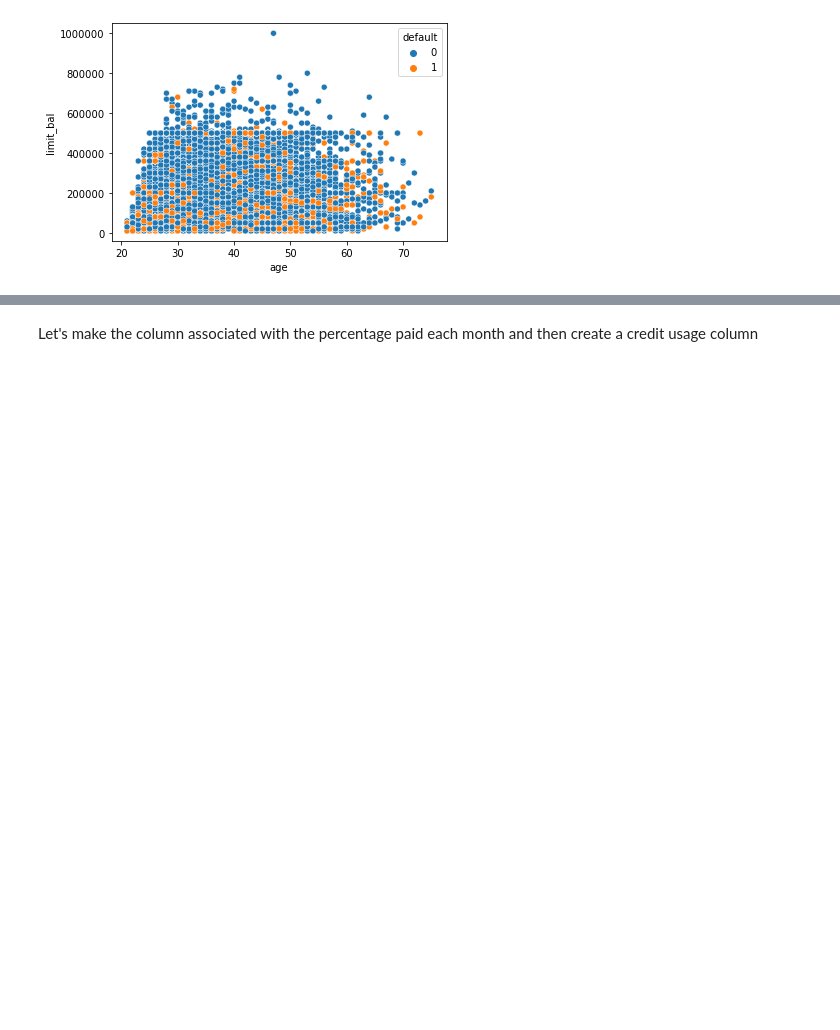
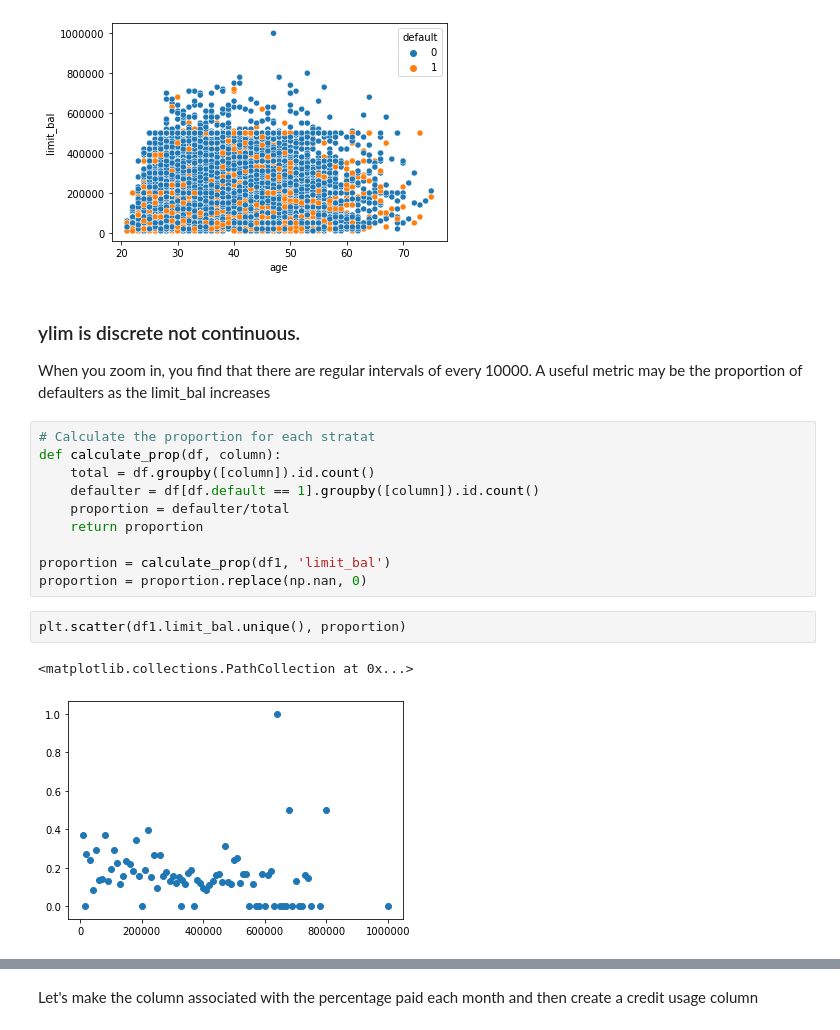
Before and after one commit to SlimHintz/credit-card-default-detection, a Jupyter notebook: dataComprehension.ipynb, the cells around one changed output, grey strips where cells are left out. Saved outputs shown, nothing was run; the diff lists cells and outputs as text; blank space fills up the shorter version.

```diff
--- a/dataComprehension.ipynb
+++ b/dataComprehension.ipynb
@@ -374,3 +374,21 @@ sns.scatterplot(data=df1, x='age', y='limit_bal', hue='default')
 # %% [output]
 <matplotlib.axes._subplots.AxesSubplot at 0x...>
 [figure]
+# %% [markdown]
+### ylim is discrete not continuous.
+When you zoom in, you find that there are regular intervals of every 10000. A useful metric may be the proportion of defaulters as the limit_bal increases
+# %%
+# Calculate the proportion for each stratat
+def calculate_prop(df, column):
+    total = df.groupby([column]).id.count()
+    defaulter = df[df.default == 1].groupby([column]).id.count()
+    proportion = defaulter/total
+    return proportion
+
+proportion = calculate_prop(df1, 'limit_bal')
+proportion = proportion.replace(np.nan, 0)
+# %%
+plt.scatter(df1.limit_bal.unique(), proportion)
+# %% [output]
+<matplotlib.collections.PathCollection at 0x...>
+[figure, added]
```
Also changed, not shown: parts of 23 cells of this notebook, 1 other file.
